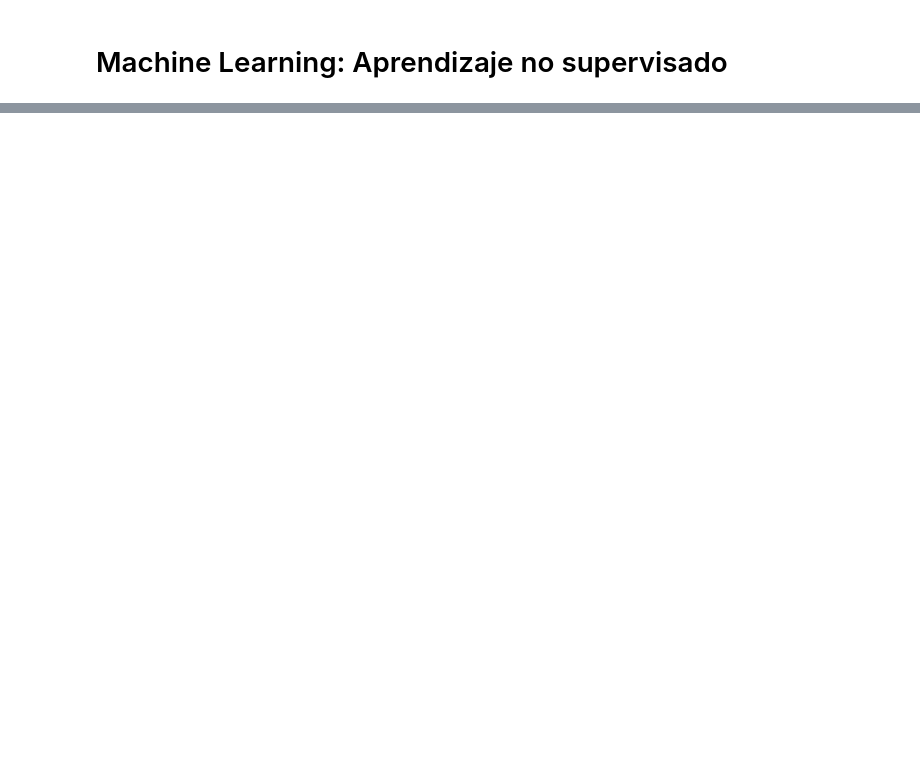
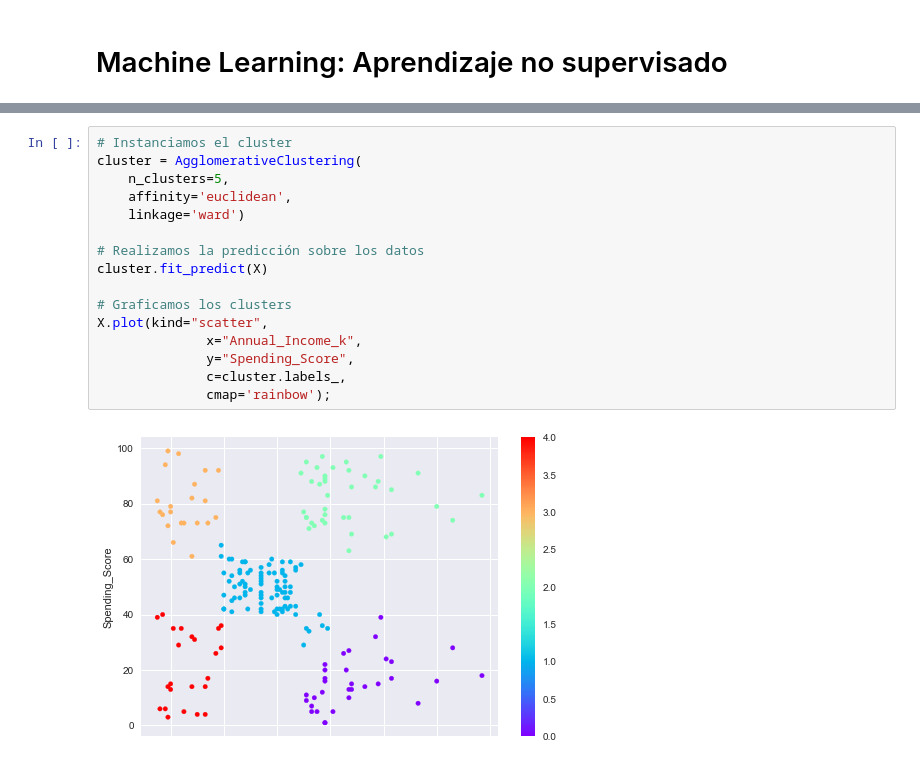
Before and after one commit to gmachinromero/course_kschool_ds_master, a Jupyter notebook: _05_python_machine_learning/_05_02_aprendizaje_no_supervisado.ipynb, the cells around one changed output, grey strips where cells are left out. Cells and saved outputs as stored; diff of their text form; blank space fills up the shorter version.

```diff
--- a/_05_python_machine_learning/_05_02_aprendizaje_no_supervisado.ipynb
+++ b/_05_python_machine_learning/_05_02_aprendizaje_no_supervisado.ipynb
@@ -32,0 +180,18 @@ Los tipos de algoritmo más habituales en aprendizaje no supervisado son:
+# %%
+# Instanciamos el cluster
+cluster = AgglomerativeClustering(
+    n_clusters=5,
+    affinity='euclidean',
+    linkage='ward')
+
+# Realizamos la predicción sobre los datos
+cluster.fit_predict(X)
+
+# Graficamos los clusters
+X.plot(kind="scatter",
+              x="Annual_Income_k",
+              y="Spending_Score",
+              c=cluster.labels_,
+              cmap='rainbow');
+# %% [output]
+[figure, added]
```
Also changed, not shown: parts of 33 cells of this notebook.
